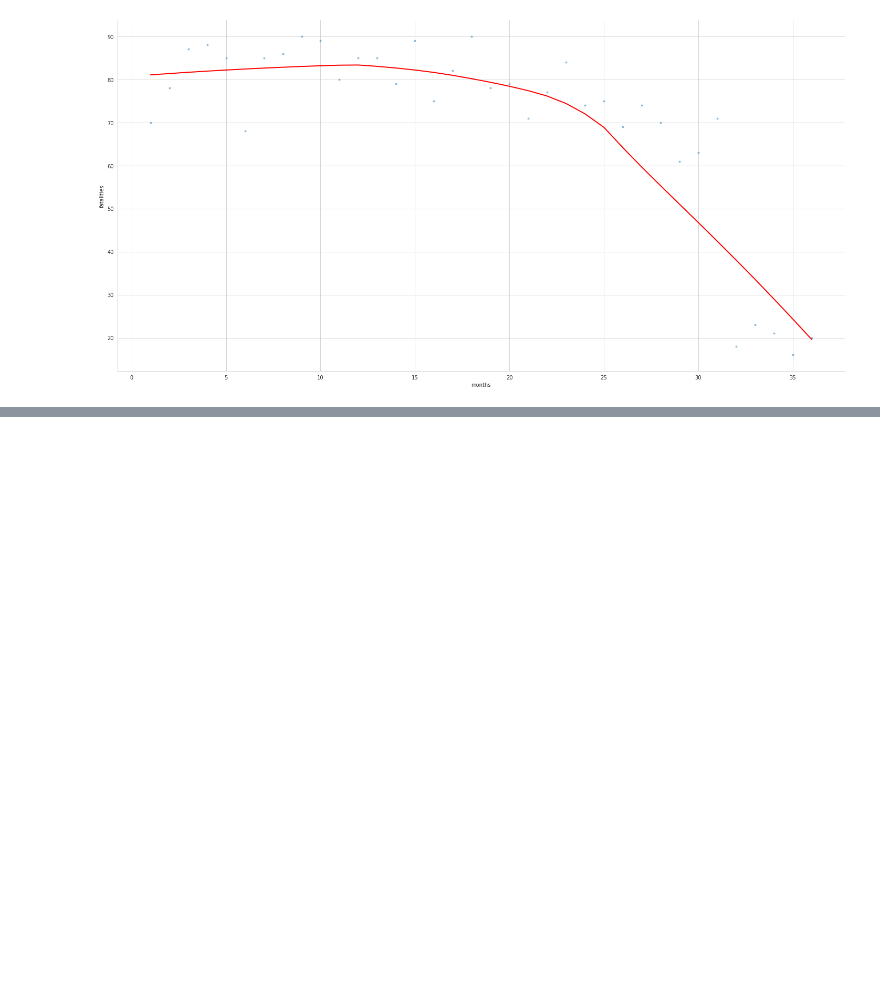
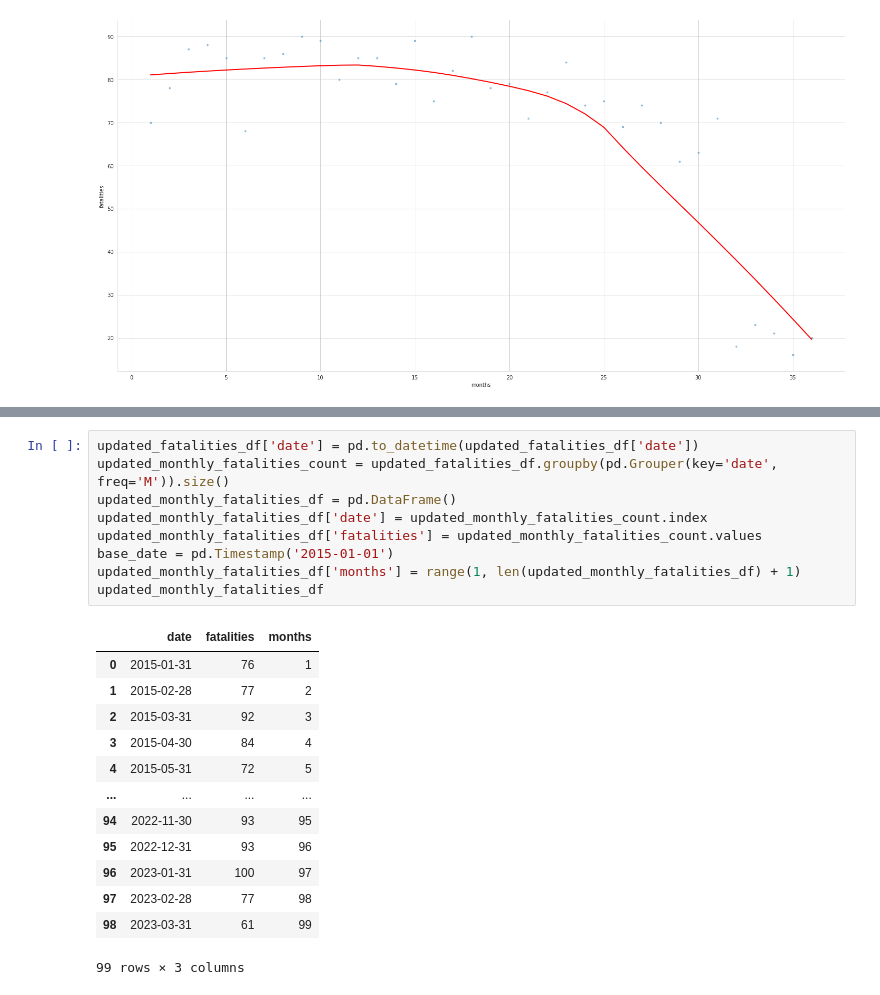
Before and after one commit to JeffAkkerman/DataScience, a Jupyter notebook: Day_99_Fatal_Force_(start).ipynb, the cells around one changed output, grey strips where cells are left out. Drawn from its saved outputs; the diff is of its cells as text; blank space fills up the shorter version.

```diff
--- a/Day_99_Fatal_Force_(start).ipynb
+++ b/Day_99_Fatal_Force_(start).ipynb
@@ -1743,0 +1768,23 @@ The data is over a relatively short time span from Jan 2015 - Dec 2017, it shows
+# %%
+updated_fatalities_df['date'] = pd.to_datetime(updated_fatalities_df['date'])
+updated_monthly_fatalities_count = updated_fatalities_df.groupby(pd.Grouper(key='date', freq='M')).size()
+updated_monthly_fatalities_df = pd.DataFrame()
+updated_monthly_fatalities_df['date'] = updated_monthly_fatalities_count.index
+updated_monthly_fatalities_df['fatalities'] = updated_monthly_fatalities_count.values
+base_date = pd.Timestamp('2015-01-01')
+updated_monthly_fatalities_df['months'] = range(1, len(updated_monthly_fatalities_df) + 1)
+updated_monthly_fatalities_df
+# %% [output]
+|  | date | fatalities | months |
+| 0 | 2015-01-31 | 76 | 1 |
+| 1 | 2015-02-28 | 77 | 2 |
+| 2 | 2015-03-31 | 92 | 3 |
+| 3 | 2015-04-30 | 84 | 4 |
+| 4 | 2015-05-31 | 72 | 5 |
+| ... | ... | ... | ... |
+| 94 | 2022-11-30 | 93 | 95 |
+| 95 | 2022-12-31 | 93 | 96 |
+| 96 | 2023-01-31 | 100 | 97 |
+| 97 | 2023-02-28 | 77 | 98 |
+| 98 | 2023-03-31 | 61 | 99 |
+99 rows × 3 columns
```
Also changed, not shown: parts of 6 cells of this notebook.
